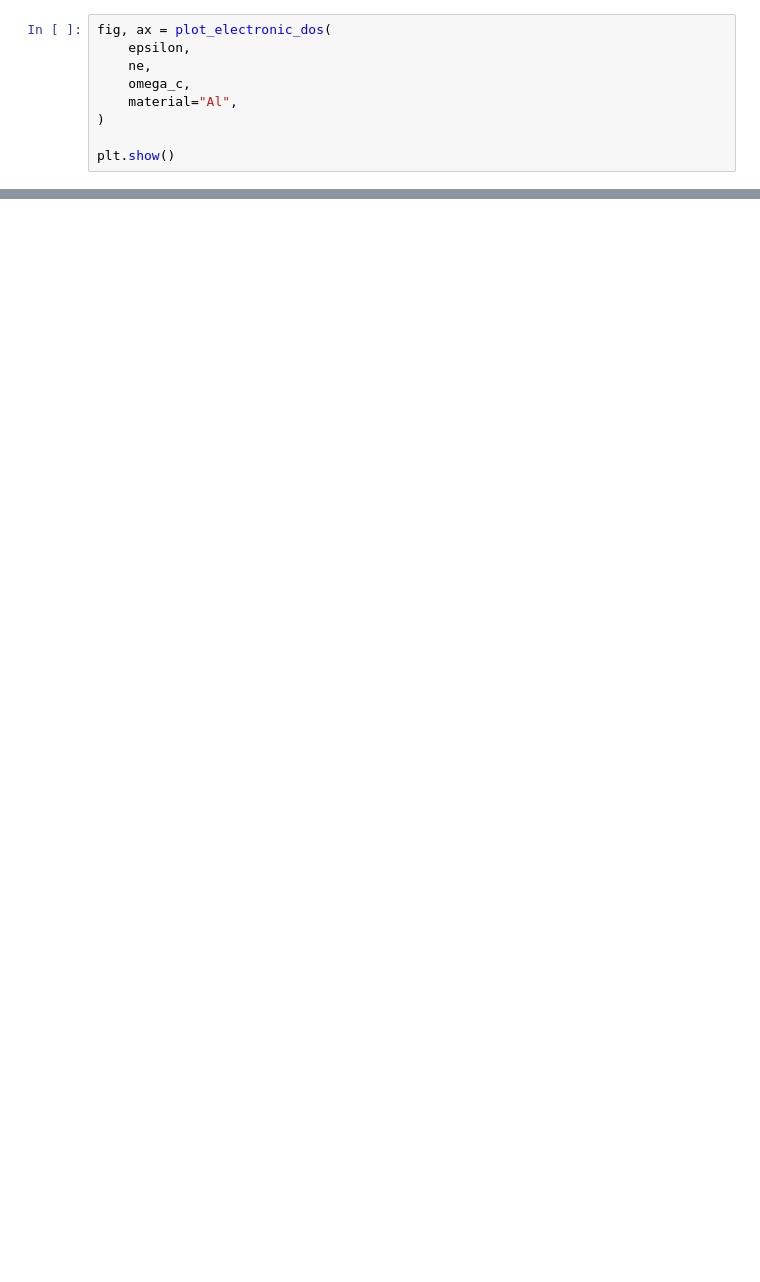
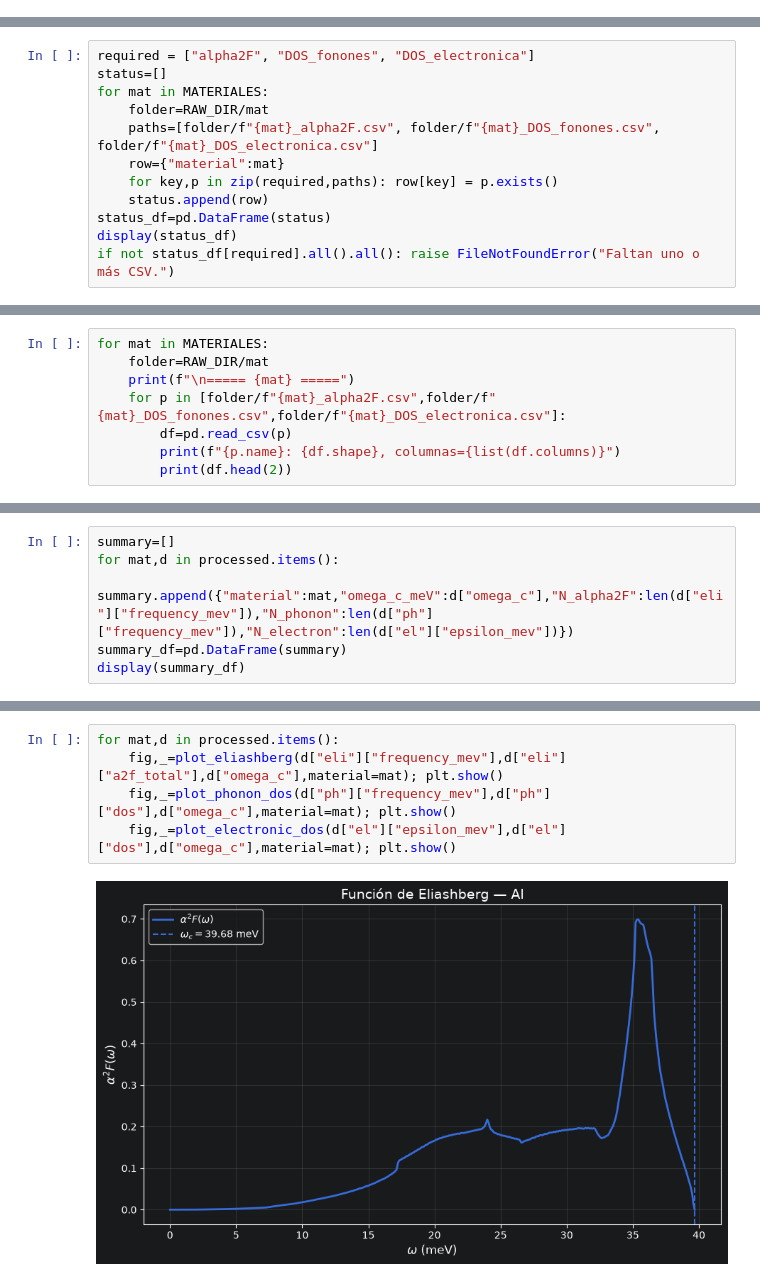
Before and after one commit to MonroySergioPhys/Cooper_pair_distribution, a Jupyter notebook: notebooks/01_exploracion_datos.ipynb, the cells around one changed output, grey strips where cells are left out. Saved outputs shown, nothing was run; the diff lists cells and outputs as text; blank space fills up the shorter version.

Commit message:
Merged preprocessed data

```diff
--- a/notebooks/01_exploracion_datos.ipynb
+++ b/notebooks/01_exploracion_datos.ipynb
@@ -127,9 +28,0 @@ plt.show()
-# %%
-fig, ax = plot_electronic_dos(
-    epsilon,
-    ne,
-    omega_c,
-    material="Al",
-)
-
-plt.show()
@@ -137,0 +41,12 @@ plt.show()
+# %%
+required = ["alpha2F", "DOS_fonones", "DOS_electronica"]
+status=[]
+for mat in MATERIALES:
+    folder=RAW_DIR/mat
+    paths=[folder/f"{mat}_alpha2F.csv", folder/f"{mat}_DOS_fonones.csv", folder/f"{mat}_DOS_electronica.csv"]
+    row={"material":mat}
+    for key,p in zip(required,paths): row[key] = p.exists()
+    status.append(row)
+status_df=pd.DataFrame(status)
+display(status_df)
+if not status_df[required].all().all(): raise FileNotFoundError("Faltan uno o más CSV.")
@@ -137,0 +60,8 @@ plt.show()
+# %%
+for mat in MATERIALES:
+    folder=RAW_DIR/mat
+    print(f"\n===== {mat} =====")
+    for p in [folder/f"{mat}_alpha2F.csv",folder/f"{mat}_DOS_fonones.csv",folder/f"{mat}_DOS_electronica.csv"]:
+        df=pd.read_csv(p)
+        print(f"{p.name}: {df.shape}, columnas={list(df.columns)}")
+        print(df.head(2))
@@ -137,0 +192,6 @@ plt.show()
+# %%
+summary=[]
+for mat,d in processed.items():
+    summary.append({"material":mat,"omega_c_meV":d["omega_c"],"N_alpha2F":len(d["eli"]["frequency_mev"]),"N_phonon":len(d["ph"]["frequency_mev"]),"N_electron":len(d["el"]["epsilon_mev"])})
+summary_df=pd.DataFrame(summary)
+display(summary_df)
@@ -137,0 +205,7 @@ plt.show()
+# %%
+for mat,d in processed.items():
+    fig,_=plot_eliashberg(d["eli"]["frequency_mev"],d["eli"]["a2f_total"],d["omega_c"],material=mat); plt.show()
+    fig,_=plot_phonon_dos(d["ph"]["frequency_mev"],d["ph"]["dos"],d["omega_c"],material=mat); plt.show()
+    fig,_=plot_electronic_dos(d["el"]["epsilon_mev"],d["el"]["dos"],d["omega_c"],material=mat); plt.show()
+# %% [output]
+[figure, added]
```
Also changed, not shown: parts of 23 cells of this notebook, 19 other files.
